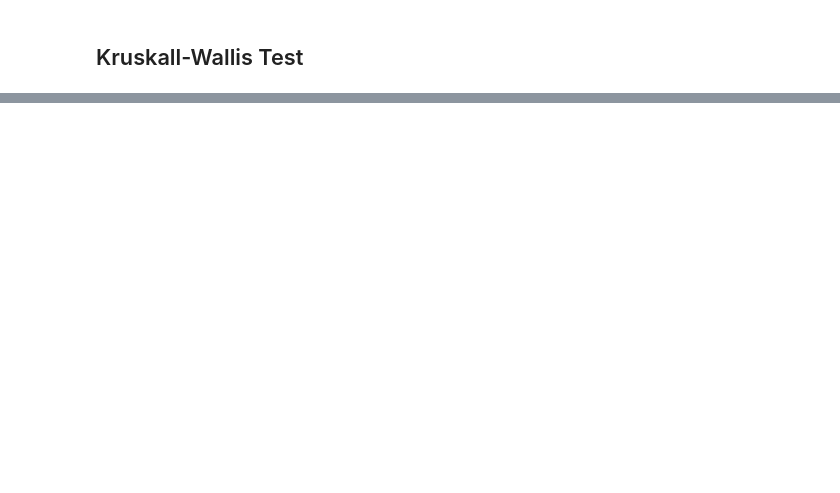
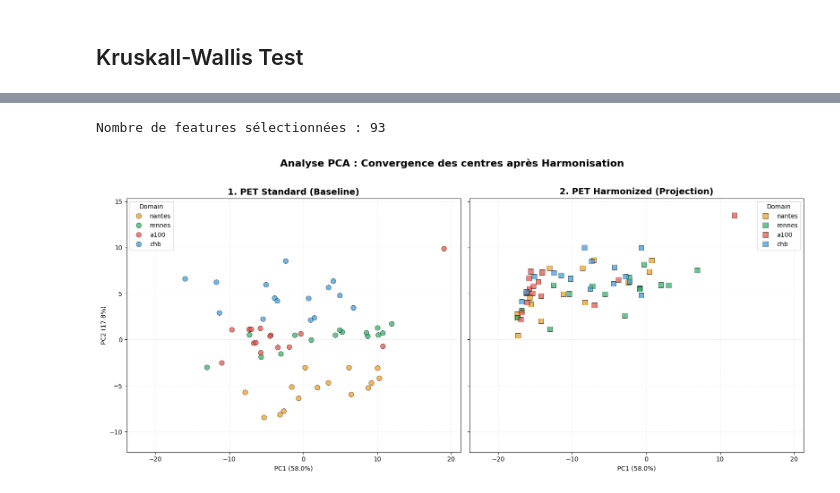
Before and after one commit to Arksyd96/federated-pet-harmonization, a Jupyter notebook: notebooks/evaluate_harmonization_radiomics.ipynb, the cells around one changed output, grey strips where cells are left out. Cells and saved outputs as stored; diff of their text form; code cells hidden in the pictures; blank space fills up the shorter version.

```diff
--- a/notebooks/evaluate_harmonization_radiomics.ipynb
+++ b/notebooks/evaluate_harmonization_radiomics.ipynb
@@ -265,0 +292,13 @@ Nombre de features sélectionnées : 93
+# %%
+features = df_top30['Feature'].tolist()
+
+selected_features = df_top30[df_top30['Feature'].isin(features)].copy()
+print(f"Nombre de features sélectionnées : {len(features)}")
+
+df_std = master_df[master_df['Modality'] == 'pet'].copy()
+df_harm = master_df[master_df['Modality'] == 'harmonized-pet-standard-vae'].copy()
+
+display_pca(df_std, df_harm, selected_features)
+# %% [output]
+Nombre de features sélectionnées : 93
+[figure, added]
```
Also changed, not shown: parts of 5 cells of this notebook, 10 other files.
